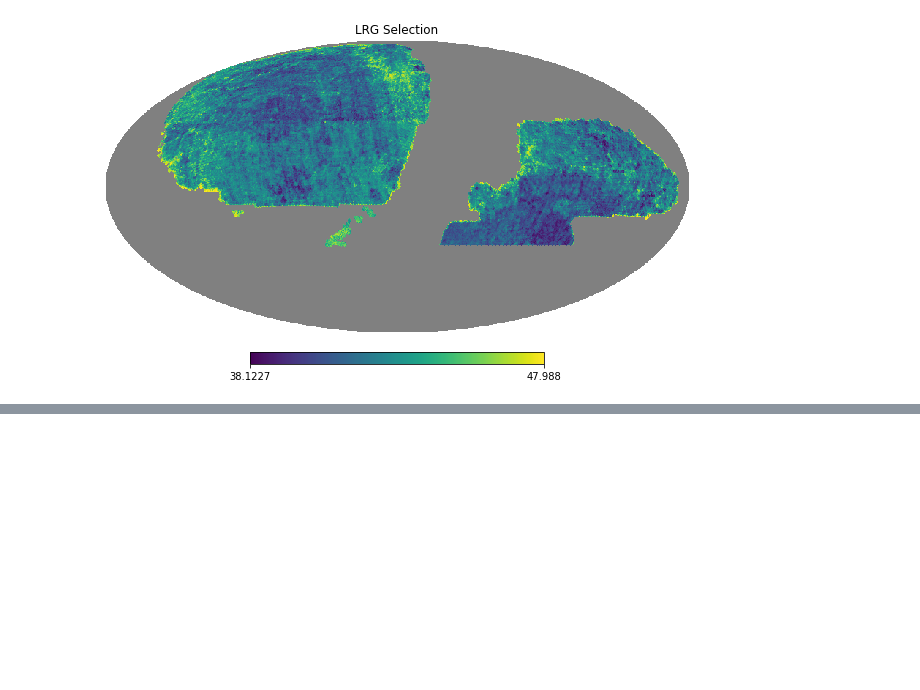
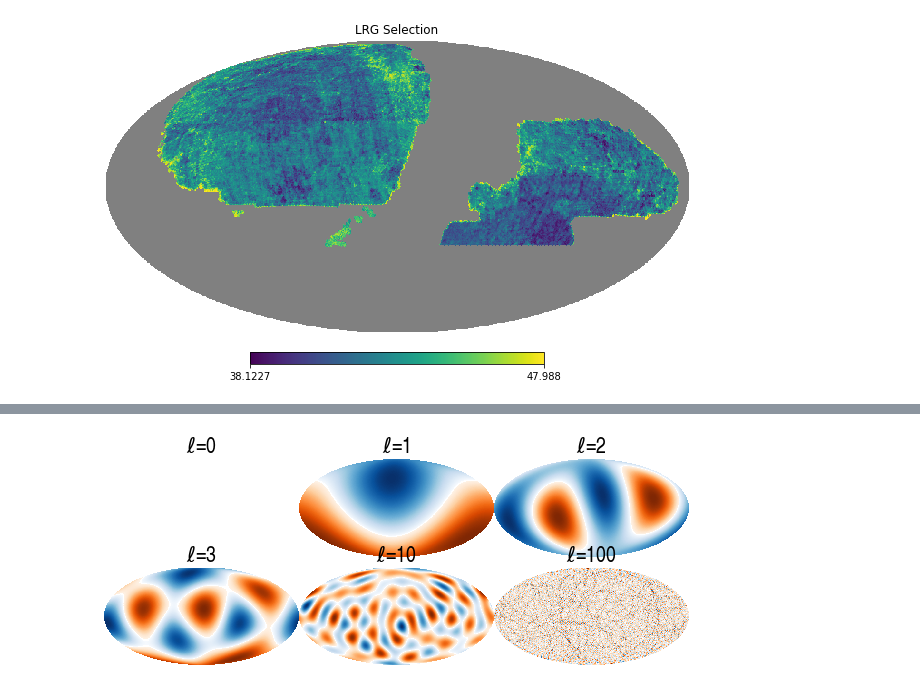
Before and after one commit to mehdirezaie/AddSys, a Jupyter notebook: addsystematics.ipynb, the cells around one changed output, grey strips where cells are left out. Cells and saved outputs as stored; diff of their text form; code cells hidden in the pictures; blank space fills up the shorter version.

```diff
--- a/addsystematics.ipynb
+++ b/addsystematics.ipynb
@@ -144,0 +151,7 @@ hp.mollview(lrg_, title='LRG Selection', rot=120)
+# %%
+maps = []
+np.random.seed(42)
+for i, el in enumerate([0, 1, 2, 3, 10, 100]):
+    cl_ = np.zeros(101)
+    cl_[el] = 1
+    maps.append(hp.synfast(cl_, 256))
@@ -144,0 +171,12 @@ hp.mollview(lrg_, title='LRG Selection', rot=120)
+# %%
+fg, ax = plt.subplots(ncols=3, nrows=2, figsize=(10.5, 4))
+ax = ax.flatten()
+fg.subplots_adjust(wspace=0, hspace=0)
+
+for i, el in enumerate([0, 1, 2, 3, 10, 100]):
+    plt.sca(ax[i])
+    hp.mollview(maps[i], hold=True,
+                title=fr'$\ell$={el}', cbar=False, rot=-100,
+                cmap=dv.mycolor())
+# %% [output]
+[figure, added]
```
Also changed, not shown: parts of 23 cells of this notebook.
